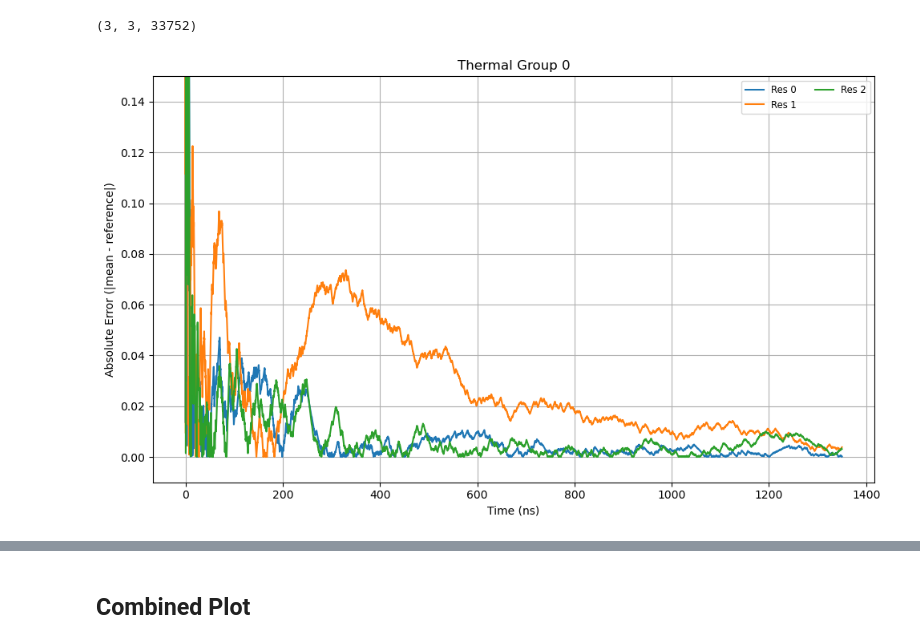
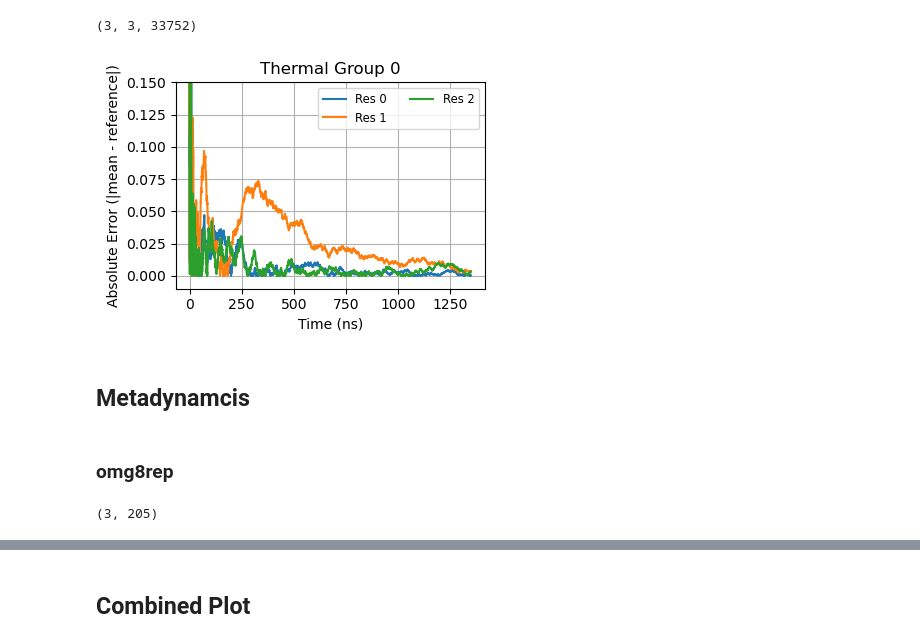
Before and after one commit to starwingc/peptoid_ESM, a Jupyter notebook: Analysis/error_over_time_res_all.ipynb, the cells around one changed output, grey strips where cells are left out. Drawn from its saved outputs; the diff is of its cells as text; code cells hidden in the pictures.

Commit message:
adding all the analysis notebook

```diff
--- a/Analysis/error_over_time_res_all.ipynb
+++ b/Analysis/error_over_time_res_all.ipynb
@@ -140,27 +140,43 @@ reds_errors.shape
 # %%
 dt_in_ns = 0.04  # 10 ps = 0.01 ns
 
 thermal_num = 1
 res_num = 3
 
 for thermal in range(thermal_num):
     time = np.arange(reds_errors.shape[2])
     time_ns = time * dt_in_ns  # Convert to nanoseconds
 
-    plt.figure(figsize=(10, 6))
+    plt.figure(figsize=(4, 3))
 
     for res in range(res_num):
         error = reds_errors[thermal][res]
 
         plt.plot(time_ns, error, label=f'Res {res}')
 
     plt.ylim(-0.01, 0.15)  # Adjust if needed
     plt.xlabel("Time (ns)")
     plt.ylabel("Absolute Error (|mean - reference|)")
     plt.title(f"Thermal Group {thermal}")
     plt.legend(ncol=2, fontsize='small')
     plt.grid(True)
     plt.tight_layout()
     plt.show()
 # %% [output]
-[figure, old version]
+[figure, new version]
+# %% [markdown]
+## Metadynamcis
+# %% [markdown]
+### omg8rep
+# %%
+omg8rep_path = '../Metadynamics/analysis'
+
+
+
+error_loaded = Data.load(f"{omg8rep_path}/population_data/8omg_metadynamics_error_res.pkl").array_list
+errors = error_loaded[0]
+
+omg8rep_errors = errors
+omg8rep_errors.shape
+# %% [output]
+(3, 205)
```
Also changed, not shown: parts of 2 cells of this notebook, 6 other files.
